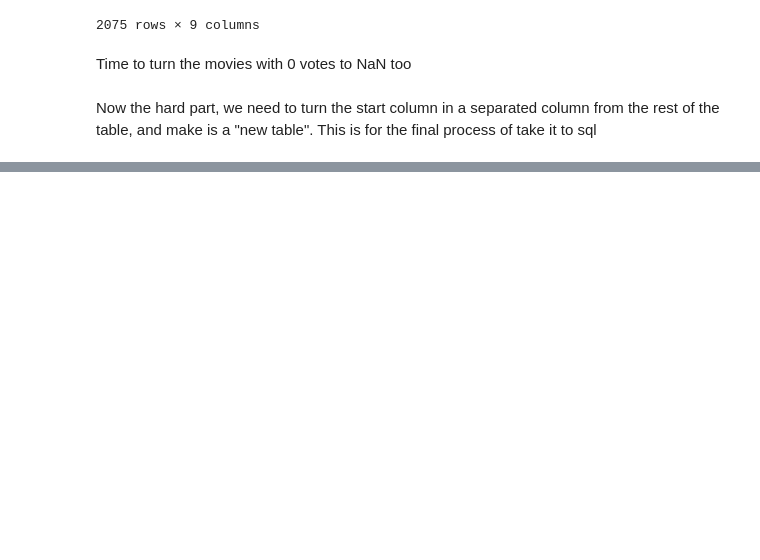
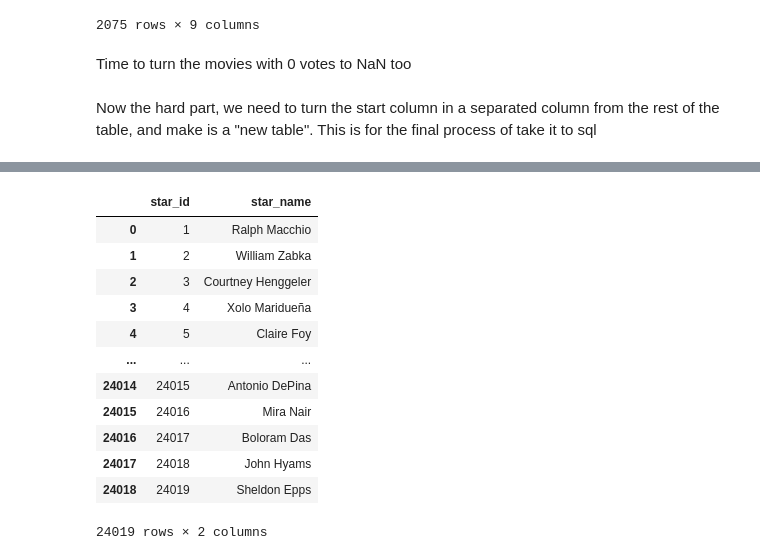
Before and after one commit to LuanSFMarques/imdb_database_creation, a Jupyter notebook: imdb_analysis.ipynb, the cells around one changed output, grey strips where cells are left out. Cells and saved outputs as stored; diff of their text form; code cells hidden in the pictures; blank space fills up the shorter version.

```diff
--- a/imdb_analysis.ipynb
+++ b/imdb_analysis.ipynb
@@ -279,0 +270,18 @@ clean_data
+# %%
+unique_stars = movie_star_df['star_name'].drop_duplicates().reset_index(drop=True)
+star_table = pd.DataFrame({'star_id': range(1, len(unique_stars)+1), 'star_name': unique_stars})
+star_table
+# %% [output]
+|  | star_id | star_name |
+| 0 | 1 | Ralph Macchio |
+| 1 | 2 | William Zabka |
+| 2 | 3 | Courtney Henggeler |
+| 3 | 4 | Xolo Maridueña |
+| 4 | 5 | Claire Foy |
+| ... | ... | ... |
+| 24014 | 24015 | Antonio DePina |
+| 24015 | 24016 | Mira Nair |
+| 24016 | 24017 | Boloram Das |
+| 24017 | 24018 | John Hyams |
+| 24018 | 24019 | Sheldon Epps |
+24019 rows × 2 columns
```
Also changed, not shown: parts of 23 cells of this notebook, 11 other files.
